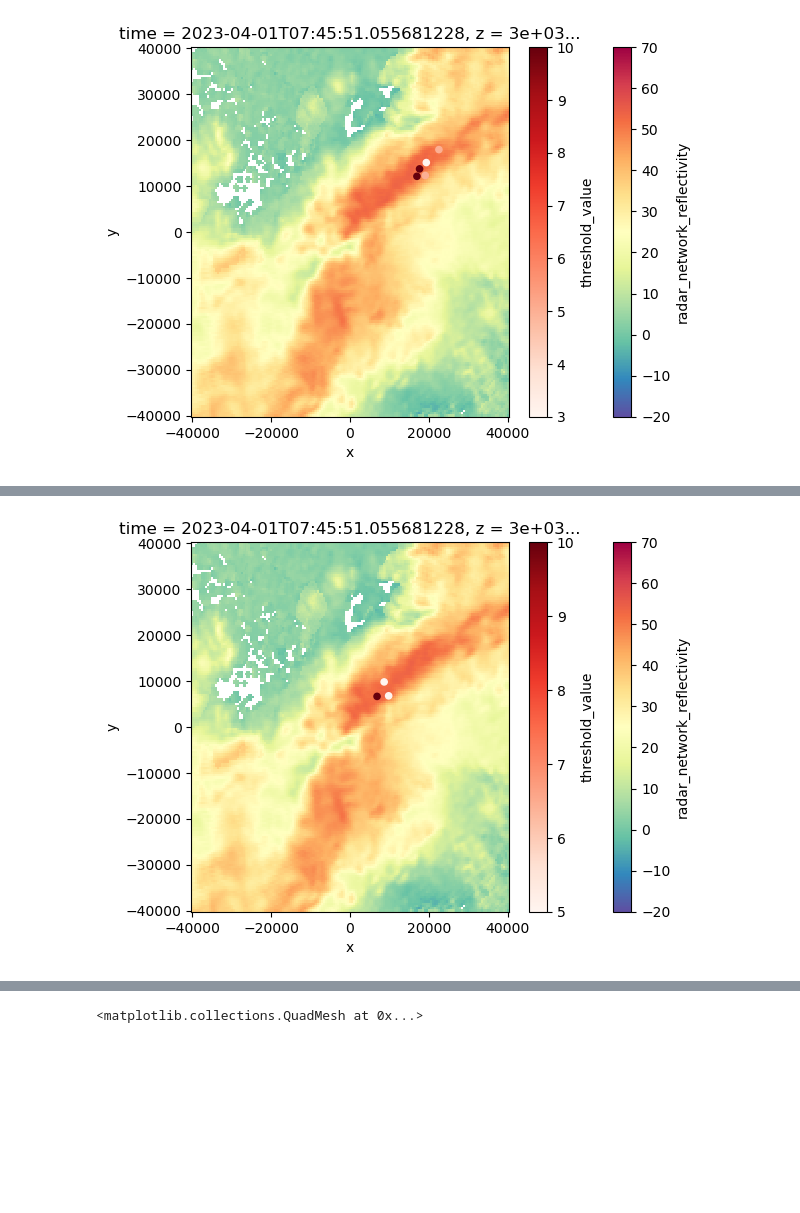
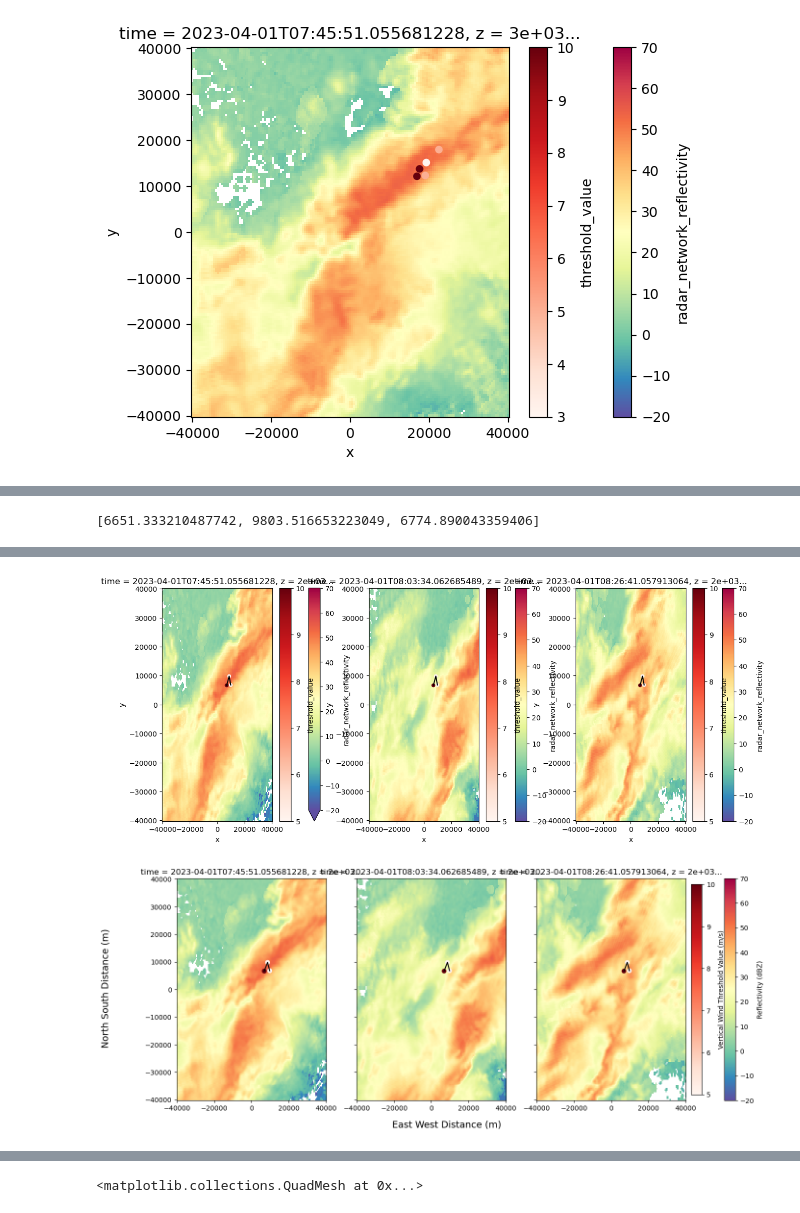
Before and after one commit to ARM-Synergy/bnf-deep-convection, a Jupyter notebook: notebooks/updraft-tracking.ipynb, the cells around one changed output, grey strips where cells are left out. Drawn from its saved outputs; the diff is of its cells as text; code cells hidden in the pictures; blank space fills up the shorter version.

Commit message:
Add files via upload
added updated graphing file to tracking code

```diff
--- a/notebooks/updraft-tracking.ipynb
+++ b/notebooks/updraft-tracking.ipynb
@@ -525,9 +553,32 @@ Track_w_wind_max.loc[Track_w_wind_max.cell == 83]
 | 137 | 2 | 60 | 93.302666 | 93.721315 | 261 | 10 | 138 | 2023-04-01 07:45:51.055681228 | 2023-04-01 07:45:51 | 6860.657504 | ... |
 | 168 | 3 | 43 | 99.607033 | 97.321020 | 227 | 5 | 169 | 2023-04-01 08:03:34.062685489 | 2023-04-01 08:03:34 | 8660.510201 | ... |
 | 213 | 4 | 35 | 93.549780 | 99.602151 | 19 | 5 | 214 | 2023-04-01 08:26:41.057913064 | 2023-04-01 08:26:41 | 9801.075636 | ... |
+# %%
+y_line = Track_w_wind_max.groupby('cell')['y'].apply(list).loc[83]
+# %%
+y_line
+# %% [output]
+[6651.333210487742, 9803.516653223049, 6774.890043359406]
+# %%
+x_line = Track_w_wind_max.groupby('cell')['x'].apply(list).loc[83]
 # %%
-ax = plt.subplot(111)
+#ax = plt.subplot(111)
 #ds.sel(z=5000).isel(time=2).vertical_wind_component.plot()
-ds.sel(z=3000).isel(time=2).radar_network_reflectivity.plot(cmap="Spectral_r", vmin=-20, vmax=70)
-Track_w_wind_max.loc[Track_w_wind_max.cell == 83].plot.scatter(x="x", y='y', ax=ax, c="threshold_value", cmap="Reds")
+#Track_w_wind_max.loc[Track_w_wind_max.cell == 83].plot.scatter(x="x", y='y', ax=ax, c="threshold_value", cmap="Reds")
+
+fig, axs = plt.subplots(1, 3, figsize=(15, 6))
+y1 = ds.sel(z=2000).isel(time=2).radar_network_reflectivity.plot(cmap="Spectral_r", vmin=-20, vmax=70, ax = axs[0])
+y2 = ds.sel(z=2000).isel(time=3).radar_network_reflectivity.plot(cmap="Spectral_r", vmin=-20, vmax=70, ax = axs[1])
+y3 = ds.sel(z=2000).isel(time=4).radar_network_reflectivity.plot(cmap="Spectral_r", vmin=-20, vmax=70, ax = axs[2])
+scatter_data = Track_w_wind_max.loc[Track_w_wind_max.cell == 83]
+
+#axs[0].plot(x_line, y_line)
+#axs[1].plot(x_line, y_line)
+#axs[2].plot(x_line, y_line)
+
+
+# Add the scatter and line plot to each subplot
+for ax in axs:
+    scatter_data.plot.scatter(x="x", y="y", ax=ax, c="threshold_value", cmap="Reds")
+    ax.plot(x_line, y_line, color='black')  # Optional: specify color or linestyle
 # %% [output]
@@ -535 +585,32 @@ Track_w_wind_max.loc[Track_w_wind_max.cell == 83].plot.scatter(x="x", y='y', ax=
-[figure, old version]
+[figure, new version]
+# %%
+fig, axs = plt.subplots(1, 3, figsize=(15, 6), sharex=True, sharey=True)
+
+# Plotting (as before)
+mappable_refl = ds.sel(z=2000).isel(time=2).radar_network_reflectivity.plot(
+    cmap="Spectral_r", vmin=-20, vmax=70, ax=axs[0], add_colorbar=False)
+ds.sel(z=2000).isel(time=3).radar_network_reflectivity.plot(
+    cmap="Spectral_r", vmin=-20, vmax=70, ax=axs[1], add_colorbar=False)
+ds.sel(z=2000).isel(time=4).radar_network_reflectivity.plot(
+    cmap="Spectral_r", vmin=-20, vmax=70, ax=axs[2], add_colorbar=False)
+
+# Scatter and lines
+scatter_data = Track_w_wind_max.loc[Track_w_wind_max.cell == 83]
+sc = axs[0].scatter(scatter_data["x"], scatter_data["y"], c=scatter_data["threshold_value"], cmap="Reds")
+for ax in axs:
+    ax.scatter(scatter_data["x"], scatter_data["y"], c=scatter_data["threshold_value"], cmap="Reds")
+    ax.plot(x_line, y_line, color='black')
+    ax.set_xlabel('')  # Remove individual x labels
+    ax.set_ylabel('')  # Remove individual y labels
+
+# Shared axis labels
+fig.supxlabel("East West Distance (m)", fontsize=14)
+fig.supylabel("North South Distance (m)", fontsize=14)
+
+# Shared colorbars
+cbar1 = fig.colorbar(mappable_refl, ax=axs, orientation='vertical', fraction=0.02, pad=0.04)
+cbar1.set_label('Reflectivity (dBZ)')
+cbar2 = fig.colorbar(sc, ax=axs, orientation='vertical', fraction=0.02, pad=0.01)
+cbar2.set_label('Vertical Wind Threshold Value (m/s)')
+# %% [output]
+[figure, added]
```
Also changed, not shown: parts of 11 cells of this notebook.
